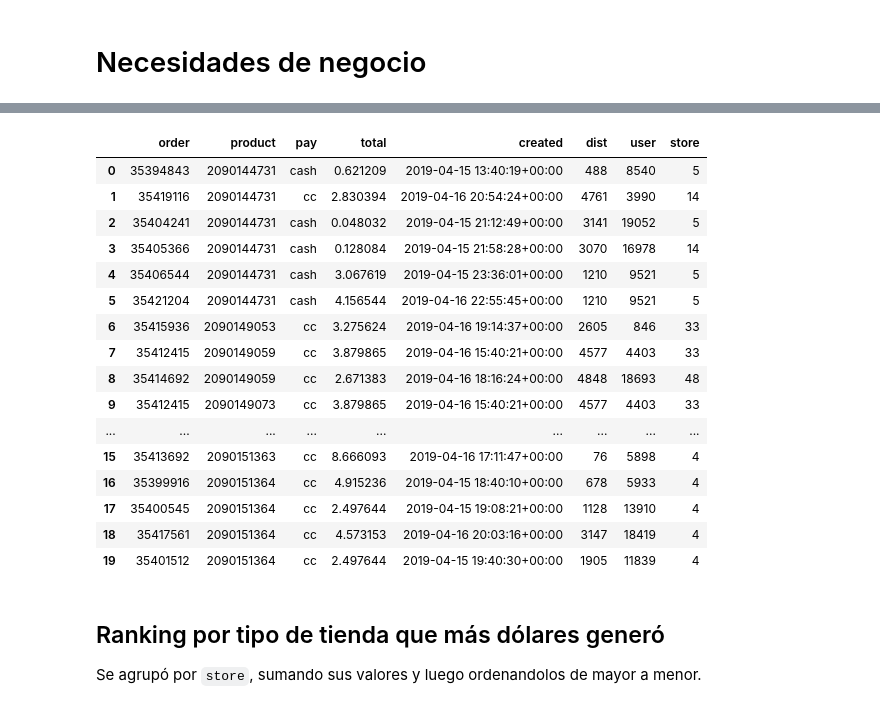
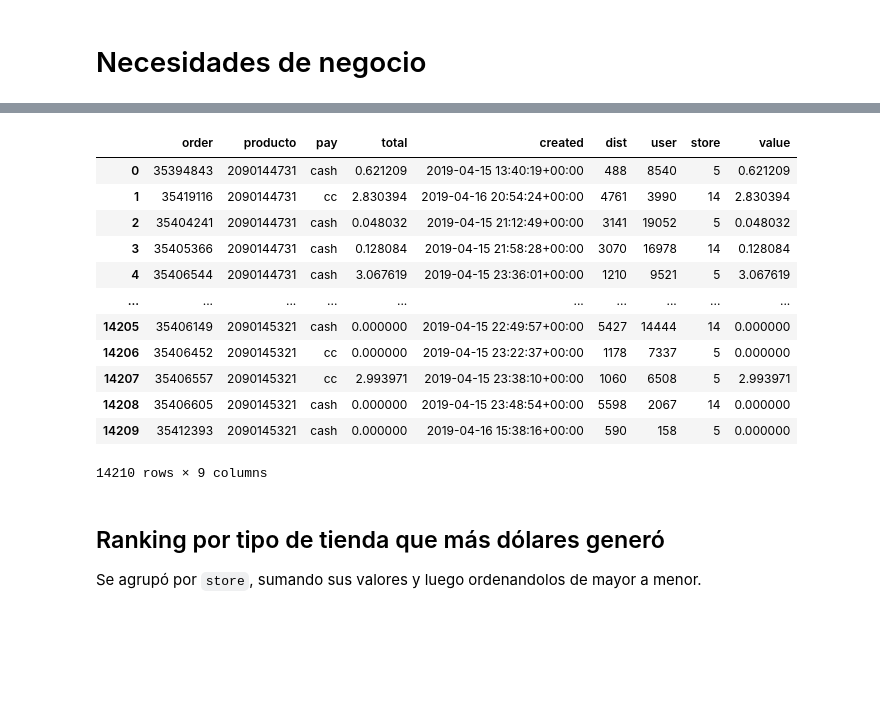
Before and after one commit to GeraCollante/rappi_data_eng_challenge, a Jupyter notebook: rappi_challenge.ipynb, the cells around one changed output, grey strips where cells are left out. Drawn from its saved outputs; the diff is of its cells as text; code cells hidden in the pictures; blank space fills up the shorter version.

````diff
--- a/rappi_challenge.ipynb
+++ b/rappi_challenge.ipynb
@@ -56,6 +112,2 @@ df.dist = df.dist.astype(int)
 # %% [markdown]
 # Necesidades de negocio
-# %%
-APP_ID = 'd2847e56a8474a9fb4416b519b1447ce'
-symbol = 'COP'
-pretty = 'true'
@@ -127,0 +222,32 @@ def usd_cop2(value, date):
+# %%
+def usd_currency(date:str)->float:
+    """
+    Get USD/SYMBOL
+
+    Parameters
+    ----------
+    date : str
+        currency quote day
+
+    Returns
+    ---------
+    float
+        currency quote for the day
+    """
+    return usd_df.loc[date].usd
+
+def usd_currency_2(value, date):
+    """
+    Compute VALUE/(USD/SYMBOL)
+
+    Parameters
+    ----------
+    date : str
+        Currency quote day
+
+    Returns
+    ---------
+    float
+        Computed value
+    """
+    return value/usd_df.loc[date].usd
@@ -128,5 +257,5 @@ def usd_cop2(value, date):
 # %%
 %%time
 
-df['usd_cop'] = df.apply(lambda x: usd_cop2(x['total'], x['created'].strftime('%Y-%m-%d')), axis=1)
+df['value'] = df.apply(lambda x: usd_currency_2(x['total'], x['created'].strftime('%Y-%m-%d')), axis=1)
 # %% [output]
@@ -137,7 +267,8 @@ Wall time: 20.3 s
 # %%
 %%time
 
-df['usd_cop'] = df.created.apply(lambda x: usd_cop(x.strftime('%Y-%m-%d')))
+col_currency = f'usd_{symbol}'
+df[col_currency] = df.created.apply(lambda x: usd_currency(x.strftime('%Y-%m-%d')))
 df.total = df.total/df.usd_cop
-df.drop('usd_cop', axis=1, inplace=True)
+df.drop(col_currency, axis=1, inplace=True)
 # %% [output]
@@ -146,23 +277,19 @@ Wall time: 11 s
 # %%
-df.head(20)
+df
 # %% [output]
-|  | order | product | pay | total | created | dist | user | store |
-| 0 | 35394843 | 2090144731 | cash | 0.621209 | 2019-04-15 13:40:19+00:00 | 488 | 8540 | 5 |
-| 1 | 35419116 | 2090144731 | cc | 2.830394 | 2019-04-16 20:54:24+00:00 | 4761 | 3990 | 14 |
-| 2 | 35404241 | 2090144731 | cash | 0.048032 | 2019-04-15 21:12:49+00:00 | 3141 | 19052 | 5 |
-| 3 | 35405366 | 2090144731 | cash | 0.128084 | 2019-04-15 21:58:28+00:00 | 3070 | 16978 | 14 |
-| 4 | 35406544 | 2090144731 | cash | 3.067619 | 2019-04-15 23:36:01+00:00 | 1210 | 9521 | 5 |
-| 5 | 35421204 | 2090144731 | cash | 4.156544 | 2019-04-16 22:55:45+00:00 | 1210 | 9521 | 5 |
-| 6 | 35415936 | 2090149053 | cc | 3.275624 | 2019-04-16 19:14:37+00:00 | 2605 | 846 | 33 |
-| 7 | 35412415 | 2090149059 | cc | 3.879865 | 2019-04-16 15:40:21+00:00 | 4577 | 4403 | 33 |
-| 8 | 35414692 | 2090149059 | cc | 2.671383 | 2019-04-16 18:16:24+00:00 | 4848 | 18693 | 48 |
-| 9 | 35412415 | 2090149073 | cc | 3.879865 | 2019-04-16 15:40:21+00:00 | 4577 | 4403 | 33 |
-| ... | ... | ... | ... | ... | ... | ... | ... | ... |
-| 15 | 35413692 | 2090151363 | cc | 8.666093 | 2019-04-16 17:11:47+00:00 | 76 | 5898 | 4 |
-| 16 | 35399916 | 2090151364 | cc | 4.915236 | 2019-04-15 18:40:10+00:00 | 678 | 5933 | 4 |
-| 17 | 35400545 | 2090151364 | cc | 2.497644 | 2019-04-15 19:08:21+00:00 | 1128 | 13910 | 4 |
-| 18 | 35417561 | 2090151364 | cc | 4.573153 | 2019-04-16 20:03:16+00:00 | 3147 | 18419 | 4 |
-| 19 | 35401512 | 2090151364 | cc | 2.497644 | 2019-04-15 19:40:30+00:00 | 1905 | 11839 | 4 |
+|  | order | producto | pay | total | created | dist | user | store | value |
+| 0 | 35394843 | 2090144731 | cash | 0.621209 | 2019-04-15 13:40:19+00:00 | 488 | 8540 | 5 | 0.621209 |
+| 1 | 35419116 | 2090144731 | cc | 2.830394 | 2019-04-16 20:54:24+00:00 | 4761 | 3990 | 14 | 2.830394 |
+| 2 | 35404241 | 2090144731 | cash | 0.048032 | 2019-04-15 21:12:49+00:00 | 3141 | 19052 | 5 | 0.048032 |
+| 3 | 35405366 | 2090144731 | cash | 0.128084 | 2019-04-15 21:58:28+00:00 | 3070 | 16978 | 14 | 0.128084 |
+| 4 | 35406544 | 2090144731 | cash | 3.067619 | 2019-04-15 23:36:01+00:00 | 1210 | 9521 | 5 | 3.067619 |
+| ... | ... | ... | ... | ... | ... | ... | ... | ... | ... |
+| 14205 | 35406149 | 2090145321 | cash | 0.000000 | 2019-04-15 22:49:57+00:00 | 5427 | 14444 | 14 | 0.000000 |
+| 14206 | 35406452 | 2090145321 | cc | 0.000000 | 2019-04-15 23:22:37+00:00 | 1178 | 7337 | 5 | 0.000000 |
+| 14207 | 35406557 | 2090145321 | cc | 2.993971 | 2019-04-15 23:38:10+00:00 | 1060 | 6508 | 5 | 2.993971 |
+| 14208 | 35406605 | 2090145321 | cash | 0.000000 | 2019-04-15 23:48:54+00:00 | 5598 | 2067 | 14 | 0.000000 |
+| 14209 | 35412393 | 2090145321 | cash | 0.000000 | 2019-04-16 15:38:16+00:00 | 590 | 158 | 5 | 0.000000 |
+14210 rows × 9 columns
 # %% [markdown]
 ## Ranking por tipo de tienda que más dólares generó
 Se agrupó por ```store```, sumando sus valores y luego ordenandolos de mayor a menor.
````
Also changed, not shown: parts of 56 cells of this notebook, 3 other files.
